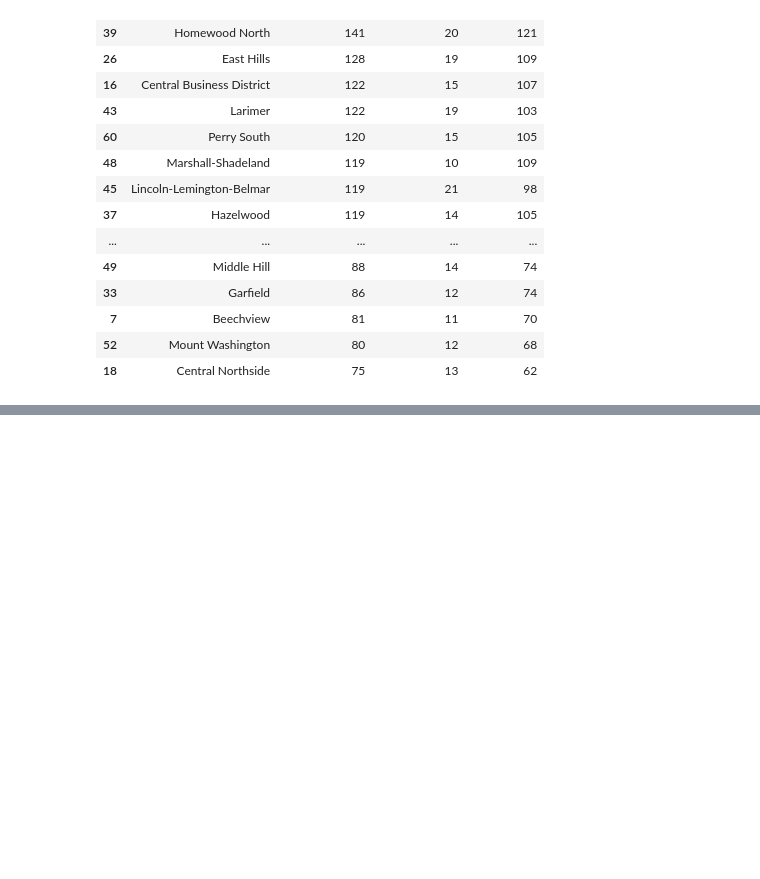
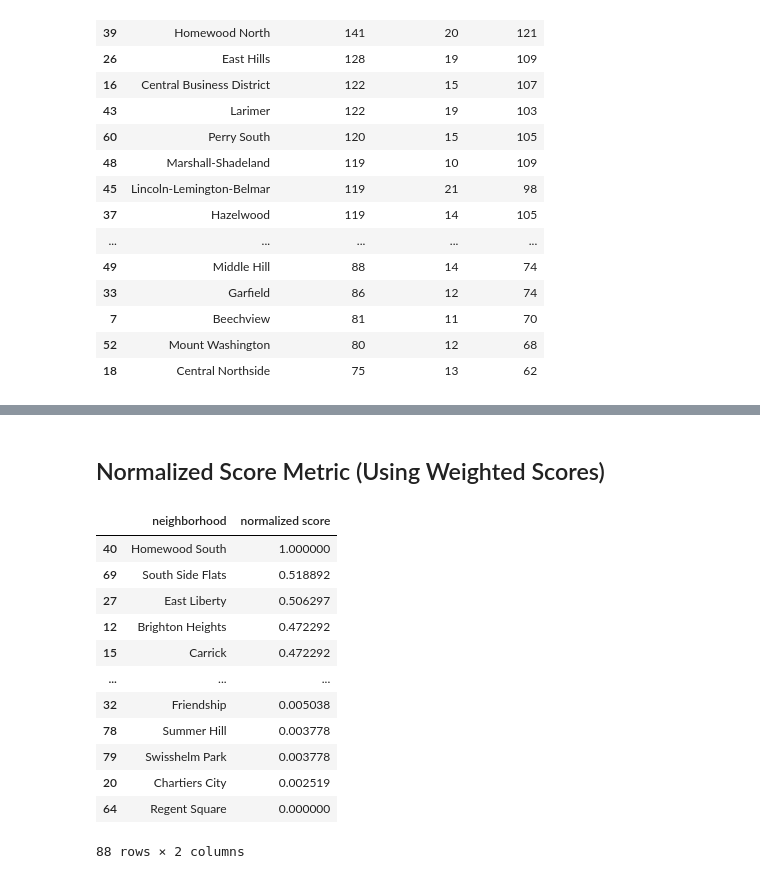
Before and after one commit to Pranav-Shan/CMPINF10_Final_Project, a Jupyter notebook: Spencer Miller/Gun_Ownership.ipynb, the cells around one changed output, grey strips where cells are left out. Drawn from its saved outputs; the diff is of its cells as text; code cells hidden in the pictures; blank space fills up the shorter version.

```diff
--- a/Spencer Miller/Gun_Ownership.ipynb
+++ b/Spencer Miller/Gun_Ownership.ipynb
@@ -123,0 +179,29 @@ Small_Arms_Sorted.head(20)
+# %% [markdown]
+## Normalized Score Metric (Using Weighted Scores)
+# %%
+min_val = Weighted_Score_Sorted["weighted_score"].min()
+max_val = Weighted_Score_Sorted["weighted_score"].max()
+
+Weighted_Score_Sorted["normalized score"] = (Weighted_Score_Sorted["weighted_score"] - min_val) / (max_val - min_val)
+
+# Sort the entire DataFrame by the new column
+n_scores_with_name = Weighted_Score_Sorted[["neighborhood", "normalized score"]].sort_values(
+    by="normalized score", ascending=False
+)
+
+n_scores_with_name.to_csv("Gun_Seizures_Normalized_Scores.csv", index=False)
+n_scores_with_name
+# %% [output]
+|  | neighborhood | normalized score |
+| 40 | Homewood South | 1.000000 |
+| 69 | South Side Flats | 0.518892 |
+| 27 | East Liberty | 0.506297 |
+| 12 | Brighton Heights | 0.472292 |
+| 15 | Carrick | 0.472292 |
+| ... | ... | ... |
+| 32 | Friendship | 0.005038 |
+| 78 | Summer Hill | 0.003778 |
+| 79 | Swisshelm Park | 0.003778 |
+| 20 | Chartiers City | 0.002519 |
+| 64 | Regent Square | 0.000000 |
+88 rows × 2 columns
```
Also changed, not shown: parts of 14 cells of this notebook, 2 other files.
